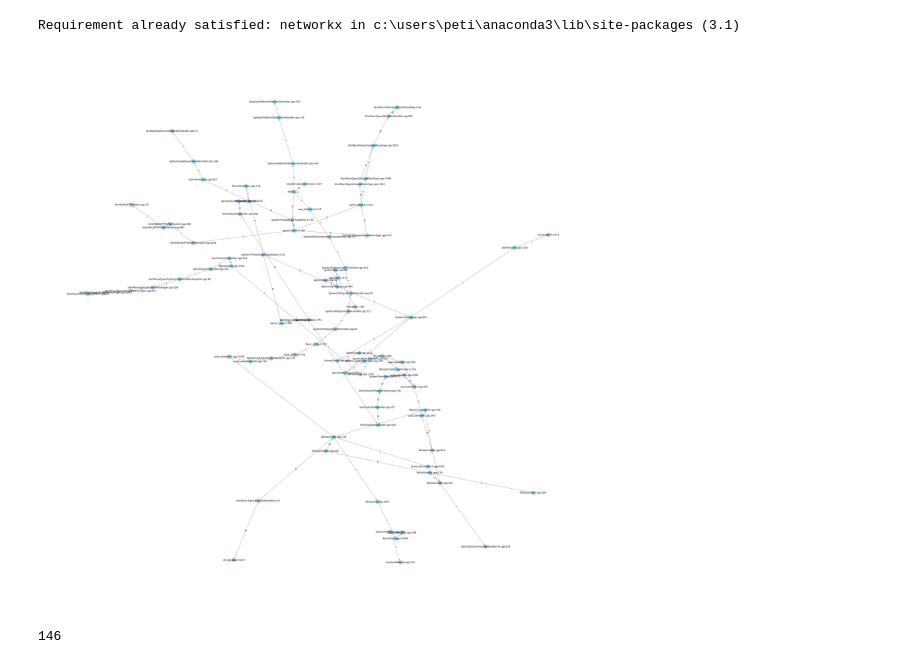
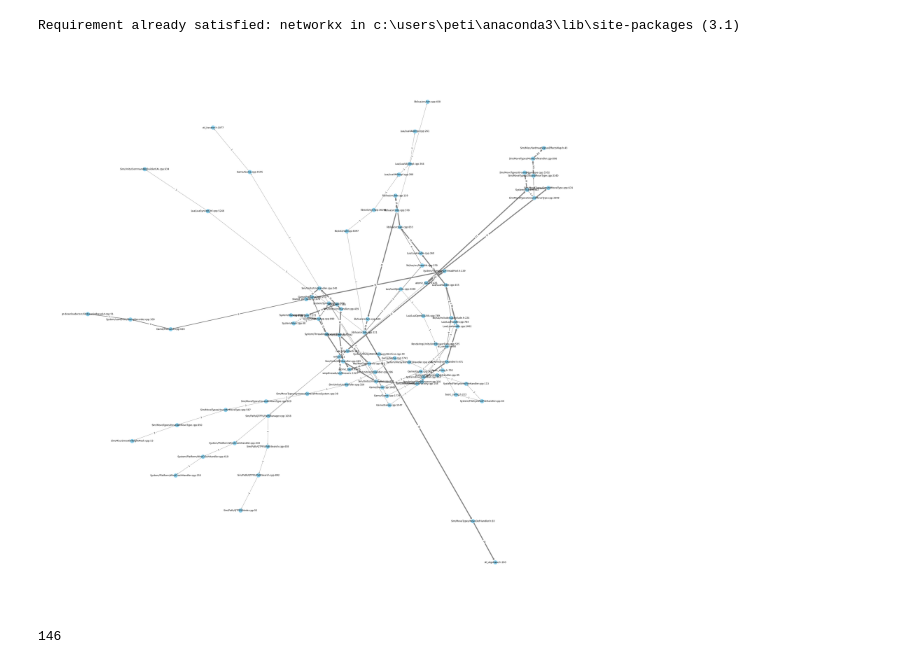
Before and after one commit to beyond-all-reason/stacktrace_translator, a Jupyter notebook: stacktrace_translator_local_xmlrpc.ipynb, the cells around one changed output. Cells and saved outputs as stored; diff of their text form; code cells hidden in the pictures.

Commit message:
nice graph drawing in notebook

```diff
--- a/stacktrace_translator_local_xmlrpc.ipynb
+++ b/stacktrace_translator_local_xmlrpc.ipynb
@@ -189,37 +189,38 @@ def create_graph(n_nodes, alpha = 0.5):
     G.add_nodes_from(range(n_nodes))
     for i in range(n_nodes):
         for j in range(i+1,n_nodes):
             if random.random() < alpha:
                 weight=random.randint(1,10)
                 G.add_edge(i, j, weight=weight)
     return G
 
 def create_log_graph(nodes, edges, alpha = 0.5):
     G = nx.DiGraph()
     G.add_nodes_from(nodes)
     for i,node in enumerate(nodes):
         G.add_node(node, size = 10000)
     for edgekey, edgeweight in edges.items():
         G.add_edge(nodes[edgekey[0]], nodes[edgekey[1]], weight = edgeweight)
     return G
 
-
 def display_graph(G):
-    pos = nx.spring_layout(G, weight= None)
+    pos = nx.spring_layout(G, weight=None)
     weight_labels = nx.get_edge_attributes(G, 'weight')
 
     fig = plt.figure(1, figsize=(40, 40), dpi=72)
-    nx.draw(G, pos, with_labels=True, node_color='skyblue', edge_color='gray', node_size=400, )
+    # Modify edge thickness based on weights
+    edge_widths = [max(1, min(5, 0.5 * G[u][v]['weight'])) for u, v in G.edges()]
+    nx.draw(G, pos, with_labels=True, node_color='skyblue', edge_color='gray', node_size=400, width=edge_widths)
     nx.draw_networkx_edge_labels(G, pos, edge_labels=weight_labels)
 
     plt.show()
 
 
 n_nodes = 5
 G = create_log_graph(nodelist, edgedict, alpha = 0.5)
 display_graph(G)
 # %% [output]
-[figure, old version]
+[figure, new version]
 # %%
 print(len(results))
 # %% [output]
```
